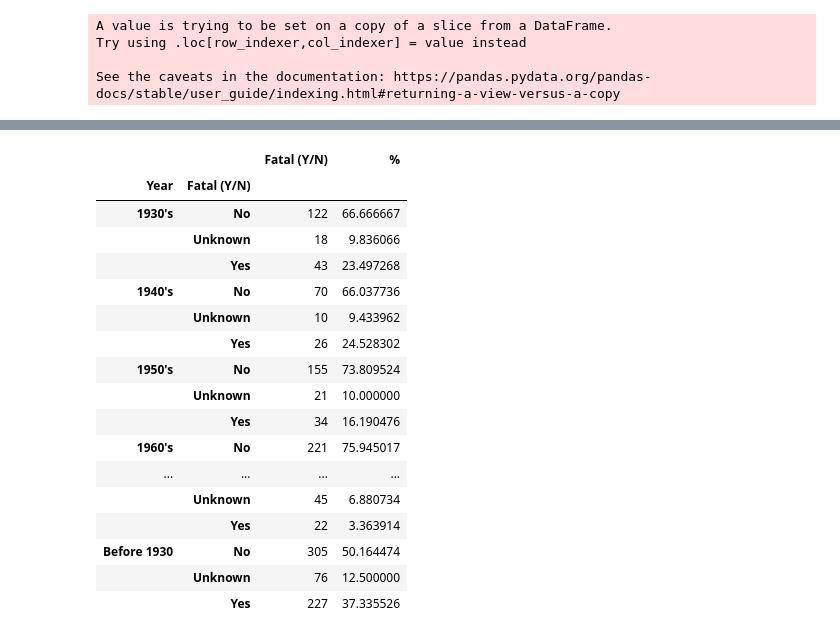
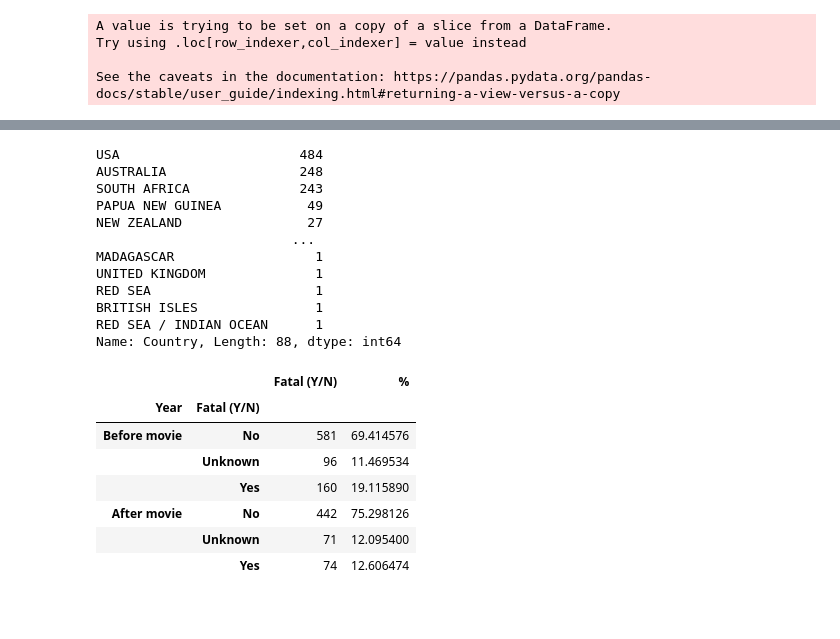
Before and after one commit to Jorge-Doncel/Shark, a Jupyter notebook: Untitled.ipynb, the cells around one changed output, grey strips where cells are left out. Drawn from its saved outputs; the diff is of its cells as text; code cells hidden in the pictures; blank space fills up the shorter version.

Commit message:
Before movie

```diff
--- a/Untitled.ipynb
+++ b/Untitled.ipynb
@@ -269,0 +561,2 @@ new2 = new.groupby(["Year", "Fatal (Y/N)"]).sum()
+# %%
+dfin2['Fatal (Y/N)'] = dfin2['Fatal (Y/N)'].fillna("UNKNOWN")
@@ -269,0 +578,2 @@ new2 = new.groupby(["Year", "Fatal (Y/N)"]).sum()
+# %%
+dfin2["Fatal (Y/N)"] = dfin2["Fatal (Y/N)"].apply(fatal)
@@ -269,0 +595,10 @@ new2 = new.groupby(["Year", "Fatal (Y/N)"]).sum()
+# %%
+def year2(x):
+    if x >= 1960 and x <=1975:
+        return "Before movie"
+    if x >= 1976 and x <=1990:
+        return "After movie"
+
+    return "Rest"
+
+dfin2["Year"]= dfin2["Year"].apply(year2)
@@ -270,28 +620,36 @@ new2 = new.groupby(["Year", "Fatal (Y/N)"]).sum()
+# %%
+indexNames = dfin2[(dfin2['Year'] != "Before movie") & (dfin2['Year'] != "After movie")].index
+dfin2.drop(indexNames , inplace=True)
+# %%
+dfin2.Country.value_counts()
+# %% [output]
+USA                       484
+AUSTRALIA                 248
+SOUTH AFRICA              243
+PAPUA NEW GUINEA           49
+NEW ZEALAND                27
+                         ...
+MADAGASCAR                  1
+UNITED KINGDOM              1
+RED SEA                     1
+BRITISH ISLES               1
+RED SEA / INDIAN OCEAN      1
+Name: Country, Length: 88, dtype: int64
 # %%
-groupped_data = dfin.groupby(["Year", "Fatal (Y/N)"]).agg({"Fatal (Y/N)":"count"})
-groupped_data["%"] = groupped_data.apply(lambda x:  100*x / x.sum())
+groupped_data2 = dfin2.groupby(["Year", "Fatal (Y/N)"]).agg({"Fatal (Y/N)":"count"})
+groupped_data2["%"] = groupped_data2.apply(lambda x:  100*x / x.sum())
 
 
-groupped_data["%"] = groupped_data.groupby(level=0).apply(
+groupped_data2["%"] = groupped_data2.groupby(level=0).apply(
      lambda x:  100*x / x.sum()
 )
-groupped_data
+groupped_data2.sort_values("Year", ascending=False)
 # %% [output]
 |  |  | Fatal (Y/N) | % |
 | Year | Fatal (Y/N) |  |  |
-| 1930's | No | 122 | 66.666667 |
-|  | Unknown | 18 | 9.836066 |
-|  | Yes | 43 | 23.497268 |
-| 1940's | No | 70 | 66.037736 |
-|  | Unknown | 10 | 9.433962 |
-|  | Yes | 26 | 24.528302 |
-| 1950's | No | 155 | 73.809524 |
-|  | Unknown | 21 | 10.000000 |
-|  | Yes | 34 | 16.190476 |
-| 1960's | No | 221 | 75.945017 |
-| ... | ... | ... | ... |
-|  | Unknown | 45 | 6.880734 |
-|  | Yes | 22 | 3.363914 |
-| Before 1930 | No | 305 | 50.164474 |
-|  | Unknown | 76 | 12.500000 |
-|  | Yes | 227 | 37.335526 |
+| Before movie | No | 581 | 69.414576 |
+|  | Unknown | 96 | 11.469534 |
+|  | Yes | 160 | 19.115890 |
+| After movie | No | 442 | 75.298126 |
+|  | Unknown | 71 | 12.095400 |
+|  | Yes | 74 | 12.606474 |
```
Also changed, not shown: parts of 50 cells of this notebook.
